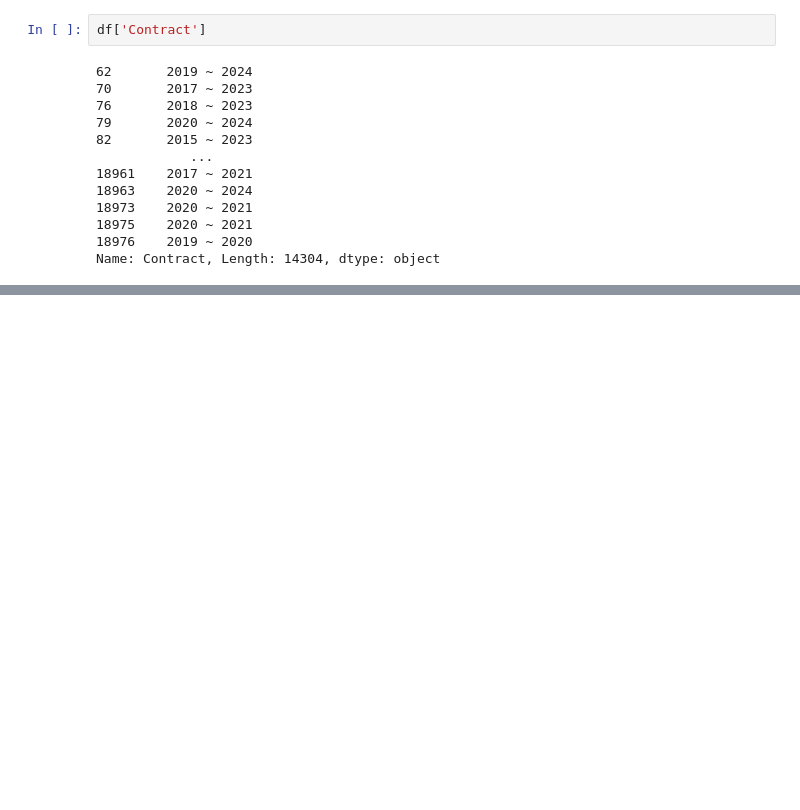
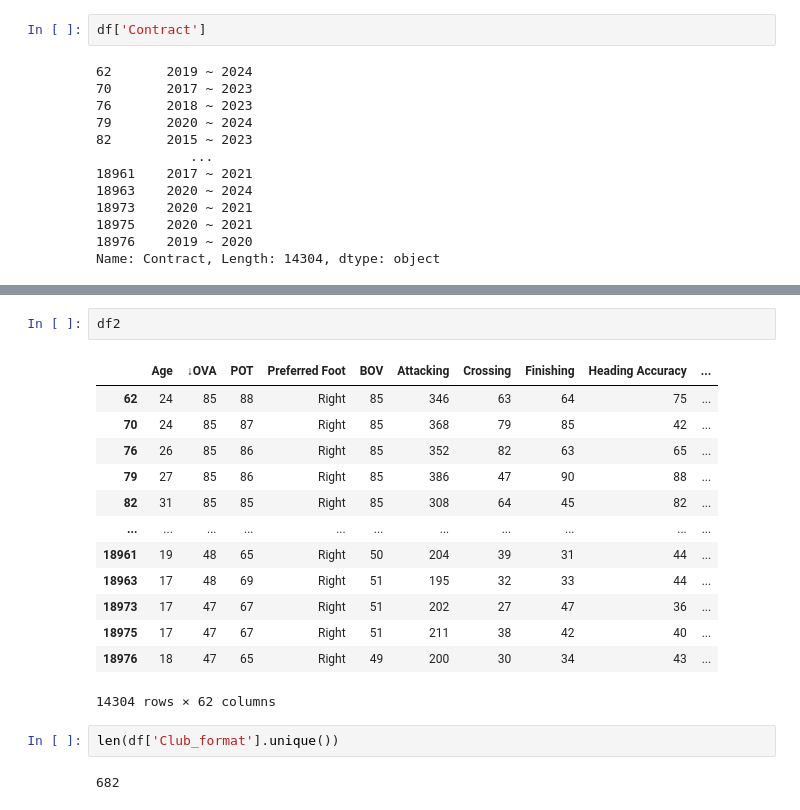
Before and after one commit to papstarlove/Data-Processing-Machine-Learning, a Jupyter notebook: fifa messy data/fifa project version 1.ipynb, the cells around one changed output, grey strips where cells are left out. Drawn from its saved outputs; the diff is of its cells as text; blank space fills up the shorter version.

```diff
--- a/fifa messy data/fifa project version 1.ipynb
+++ b/fifa messy data/fifa project version 1.ipynb
@@ -524,0 +665,20 @@ df
+# %%
+df2
+# %% [output]
+|  | Age | ↓OVA | POT | Preferred Foot | BOV | Attacking | Crossing | Finishing | Heading Accuracy | ... |
+| 62 | 24 | 85 | 88 | Right | 85 | 346 | 63 | 64 | 75 | ... |
+| 70 | 24 | 85 | 87 | Right | 85 | 368 | 79 | 85 | 42 | ... |
+| 76 | 26 | 85 | 86 | Right | 85 | 352 | 82 | 63 | 65 | ... |
+| 79 | 27 | 85 | 86 | Right | 85 | 386 | 47 | 90 | 88 | ... |
+| 82 | 31 | 85 | 85 | Right | 85 | 308 | 64 | 45 | 82 | ... |
+| ... | ... | ... | ... | ... | ... | ... | ... | ... | ... | ... |
+| 18961 | 19 | 48 | 65 | Right | 50 | 204 | 39 | 31 | 44 | ... |
+| 18963 | 17 | 48 | 69 | Right | 51 | 195 | 32 | 33 | 44 | ... |
+| 18973 | 17 | 47 | 67 | Right | 51 | 202 | 27 | 47 | 36 | ... |
+| 18975 | 17 | 47 | 67 | Right | 51 | 211 | 38 | 42 | 40 | ... |
+| 18976 | 18 | 47 | 65 | Right | 49 | 200 | 30 | 34 | 43 | ... |
+14304 rows × 62 columns
+# %%
+len(df['Club_format'].unique())
+# %% [output]
+682
```
Also changed, not shown: parts of 25 cells of this notebook.
